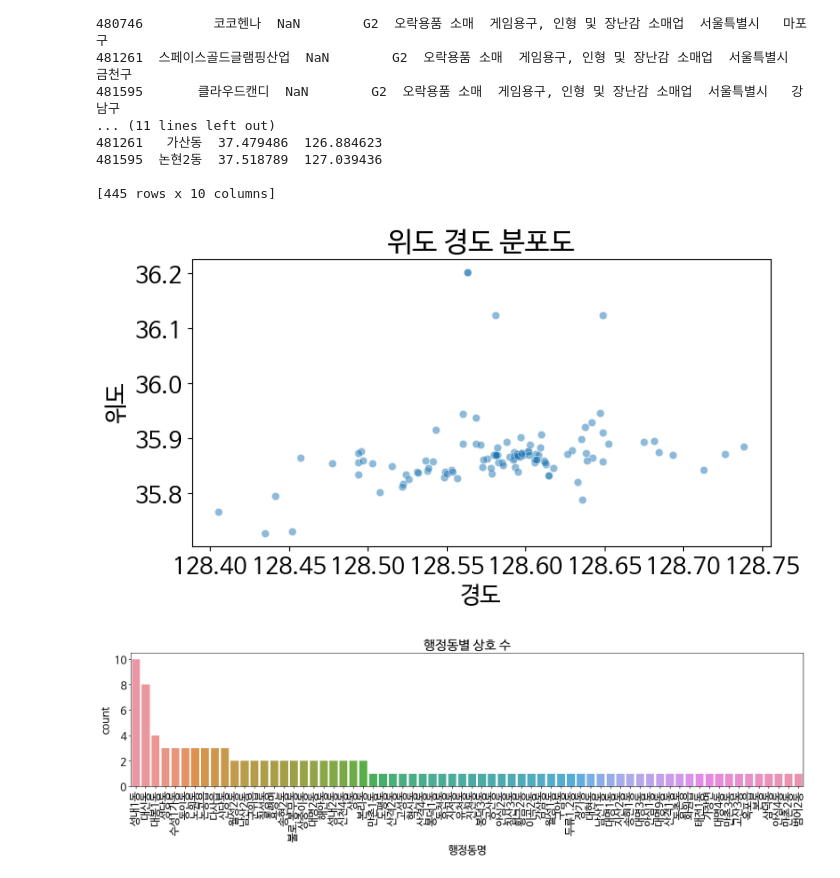
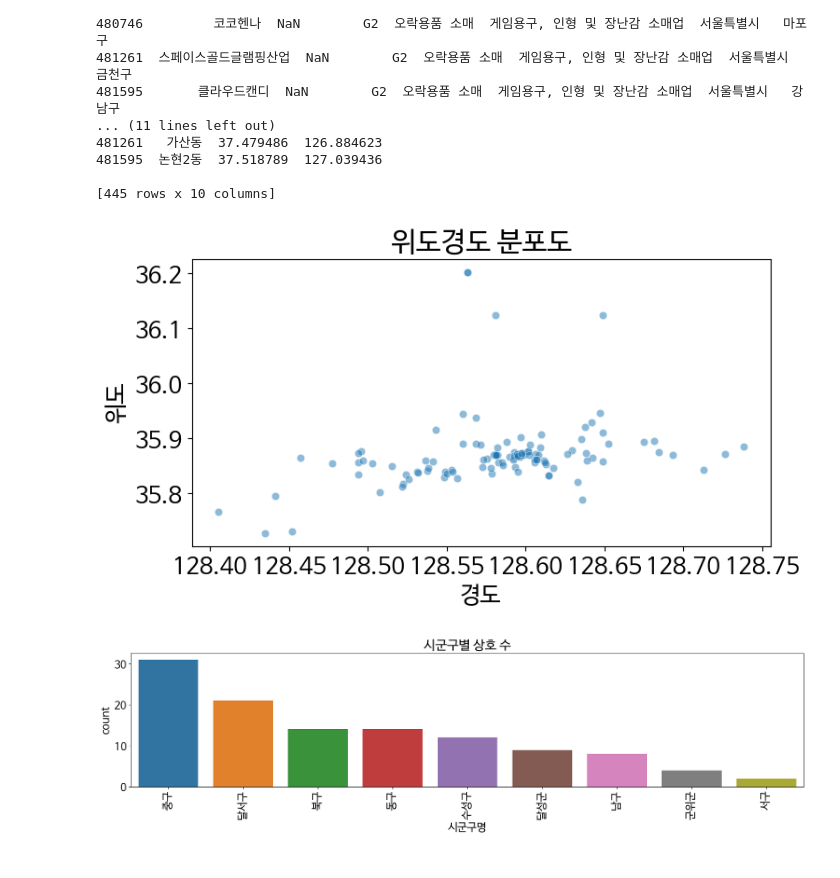
Before and after one commit to riorio214/colab, a Jupyter notebook: Untitled11.ipynb, the cells around one changed output. Drawn from its saved outputs; the diff is of its cells as text; code cells hidden in the pictures.

```diff
--- a/Untitled11.ipynb
+++ b/Untitled11.ipynb
@@ -151,26 +151,27 @@ filtered_data.to_csv('/content/c.csv', index=False, encoding='cp949')
 # %%
 import pandas as pd
 import matplotlib.pyplot as plt
 import seaborn as sns
-
+import folium
+from folium import plugins
 df = pd.read_csv('/content/a.csv', encoding='cp949')
 
 dataset = df[['상호명','지점명',
               '상권업종대분류코드','상권업종중분류명', '표준산업분류명',
               '시도명', '시군구명', '행정동명',
               '위도', '경도']]
 
 
 plt.figure(figsize=(8, 4))
-sns.scatterplot(x='경도', y='위도', data=dataset, alpha=0.5)
-plt.title('위도 경도 분포도')
+sns.scatterplot(x='경도',y='위도', data=dataset, alpha=0.5)
+plt.title('위도경도 분포도')
 plt.show()
 
 plt.figure(figsize=(20, 4))
-sns.countplot(x='행정동명', data=dataset, order=dataset['행정동명'].value_counts().index)
+sns.countplot(x='시군구명', data=dataset, order=dataset['시군구명'].value_counts().index)
 plt.xticks(rotation=90)
-plt.title('행정동별 상호 수')
+plt.title('시군구별 상호 수')
 plt.show()
 # %% [output]
-[figure, old version]
+[figure, new version]
-[figure, old version]
+[figure, new version]
```
Also changed, not shown: parts of 1 cell of this notebook.
